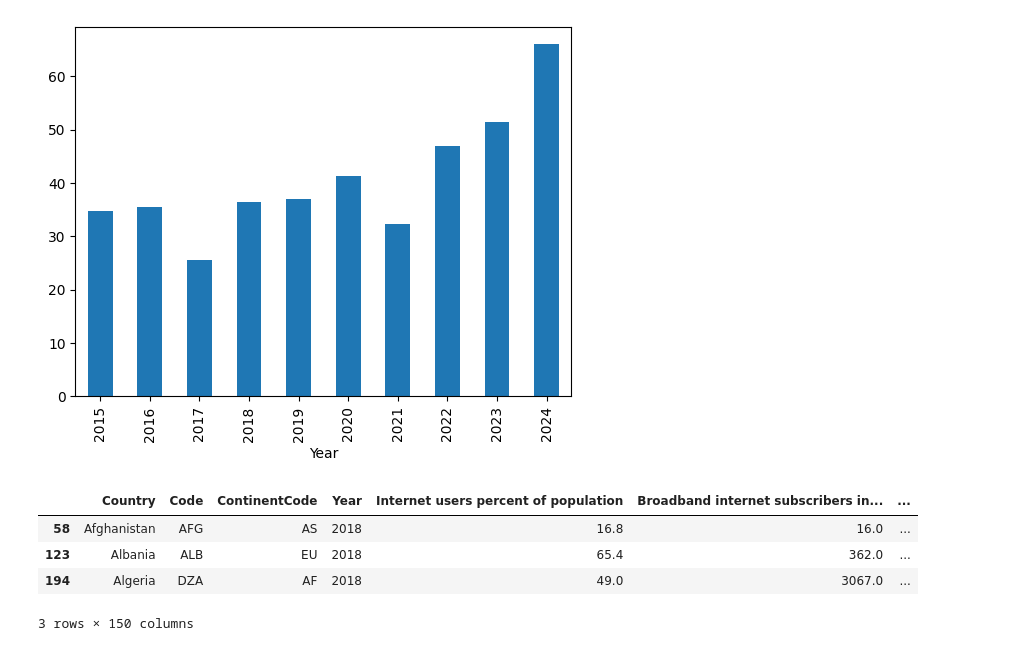
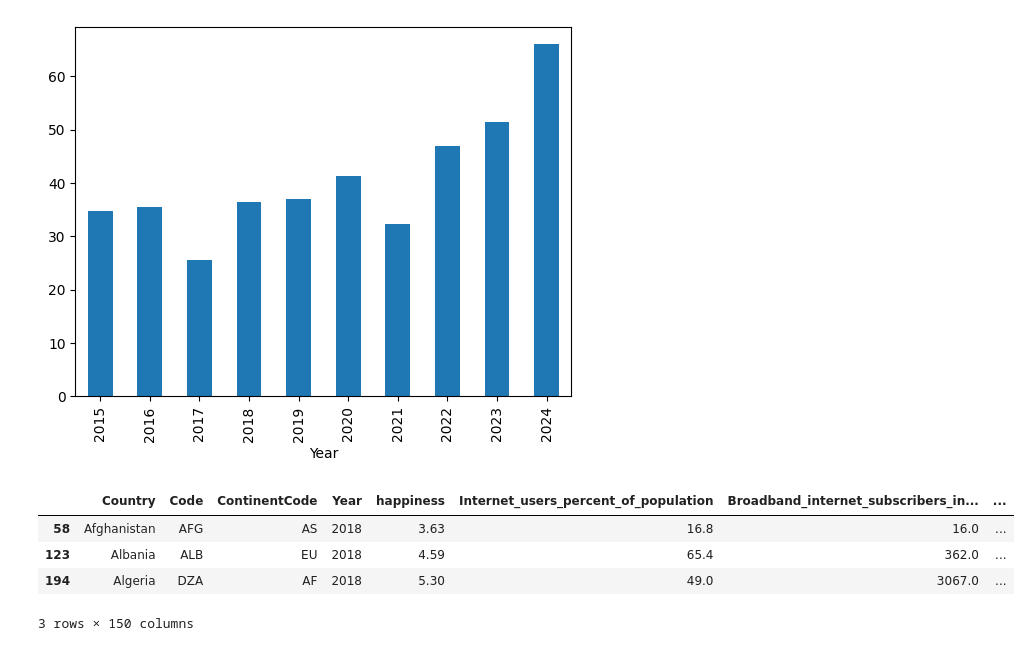
Before and after one commit to Orilly/data-science-summative, a Jupyter notebook: main.ipynb, the cells around one changed output. Drawn from its saved outputs; the diff is of its cells as text; code cells hidden in the pictures.

```diff
--- a/main.ipynb
+++ b/main.ipynb
@@ -27,10 +33,14 @@ add description of code
 # %%
 import pandas as pd
 import numpy as np
-from scipy.stats import pearsonr
+import seaborn as sns
+import statsmodels.formula.api as smf
+import scipy.stats as stats
 import matplotlib.pyplot as plt
 import os
+import warnings
 
+warnings.filterwarnings('ignore')
 files = os.listdir("data/")
 merged = None
 
@@ -40,6 +50,8 @@ for filename in files:
         merged = _df
     else:
         merged = pd.merge(merged, _df, on=["Country", "Year", "Code", "ContinentCode"], how="outer")
-merged.head(3)
+
+df = merged[(merged["Year"] >= 2013) & (merged["Year"] <= 2024)] # selecting years where we have happiness
+df.head(3)
 # %% [output]
 |  | Country | Code | ContinentCode | Year | Internet users percent of population | Broadband internet subscribers in... | ... |
@@ -50,5 +64,4 @@ merged.head(3)
 # %%
-df = merged[(merged["Year"] >= 2015) & (merged["Year"] <= 2024)]
 bycol = df.apply(lambda x: round((x.isnull().sum().sum()/x.size)*100, 2)).sort_values()
 bycol[:40].plot(kind="bar")
 
@@ -83,15 +95,23 @@ by year
 # %%
 rename_dict = {"Happiness Index 0 (unhappy) - 10 (happy)": "happiness",
                "Gross Domestic Product billions of U.S. dollars": "GDP",
                 "GDP per capita current U.S. dollars": "GDP_per_capita",
-                "GDP per capita Purchasing Power Parity": "GDPPPP"}
-df = df.rename(rename_dict, axis=1)
-df2018 = df[df["Year"] == 2018]
+                "GDP per capita Purchasing Power Parity": "GDPPPP",
+                "Human Development Index (0 - 1)": "HDI",
+                "Value added in the services sector as percent of GDP": "Services_value_added_GDP"}
 
+df2018 = df.rename(rename_dict, axis=1)
+
+for c in [" ", "/", "-", "(", ")", ":", ".", "%", "="]:
+    df2018.columns = df2018.columns.str.replace(c, "_")
+
+df2018 = df2018[df2018["Year"] == 2018]
+happy_col = df2018.pop("happiness")
+df2018.insert(4, "happiness", happy_col)
 df2018.head(3)
 # %% [output]
-|  | Country | Code | ContinentCode | Year | Internet users percent of population | Broadband internet subscribers in... | ... |
-| 58 | Afghanistan | AFG | AS | 2018 | 16.8 | 16.0 | ... |
-| 123 | Albania | ALB | EU | 2018 | 65.4 | 362.0 | ... |
-| 194 | Algeria | DZA | AF | 2018 | 49.0 | 3067.0 | ... |
+|  | Country | Code | ContinentCode | Year | happiness | Internet_users_percent_of_population | Broadband_internet_subscribers_in... | ... |
+| 58 | Afghanistan | AFG | AS | 2018 | 3.63 | 16.8 | 16.0 | ... |
+| 123 | Albania | ALB | EU | 2018 | 4.59 | 65.4 | 362.0 | ... |
+| 194 | Algeria | DZA | AF | 2018 | 5.30 | 49.0 | 3067.0 | ... |
 3 rows × 150 columns
```
Also changed, not shown: parts of 22 cells of this notebook.
